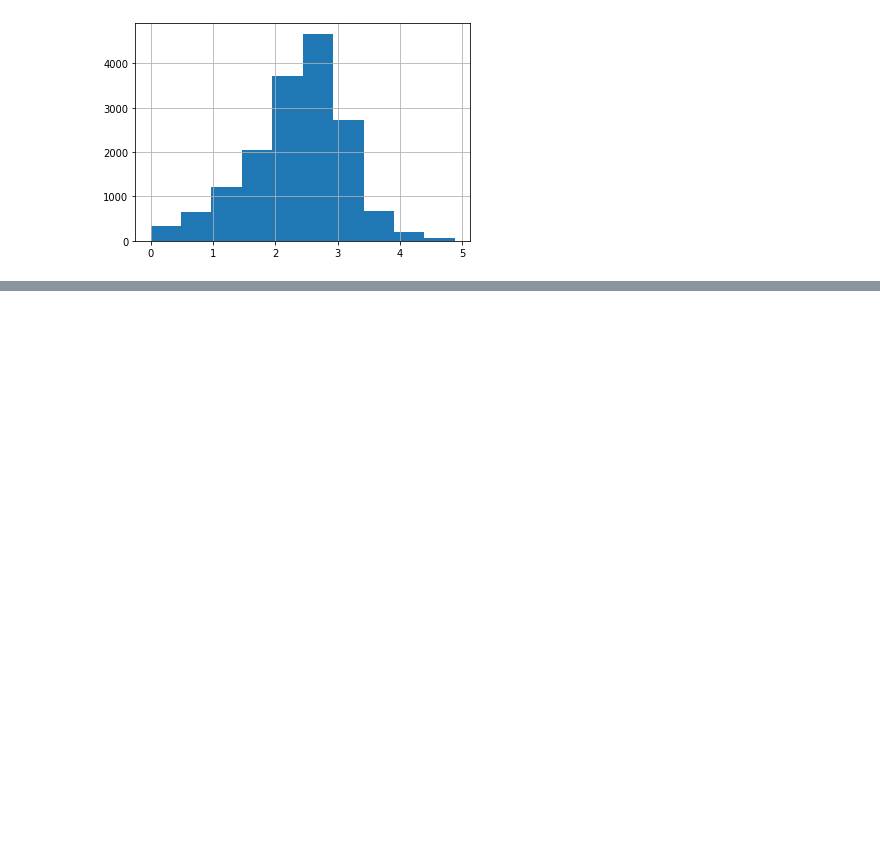
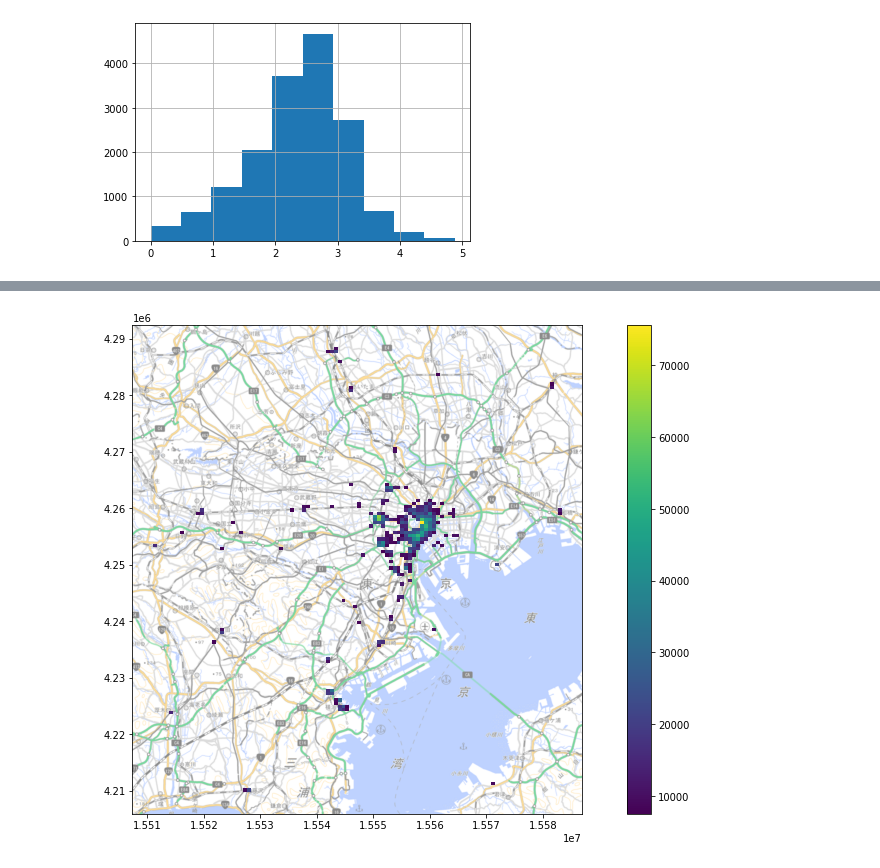
Before and after one commit to sm902/sotsuron, a Jupyter notebook: 経済センサスデータを用いた簡易地価予測.ipynb, the cells around one changed output, grey strips where cells are left out. Saved outputs shown, nothing was run; the diff lists cells and outputs as text; code cells hidden in the pictures; blank space fills up the shorter version.

```diff
--- a/経済センサスデータを用いた簡易地価予測.ipynb
+++ b/経済センサスデータを用いた簡易地価予測.ipynb
@@ -62 +75,6 @@ chikap.sort_values('keizai10', ascending=False)
+# %%
+ax = keizai_mesh[keizai_mesh.people > 7500].to_crs(3857).plot('people', figsize=(16, 9), legend=True)
+cx.add_basemap(ax, source='https://cyberjapandata.gsi.go.jp/xyz/pale/{z}/{x}/{y}.png')
+# %% [output]
+[figure, added]
 # %%
```
Also changed, not shown: parts of 9 cells of this notebook.
